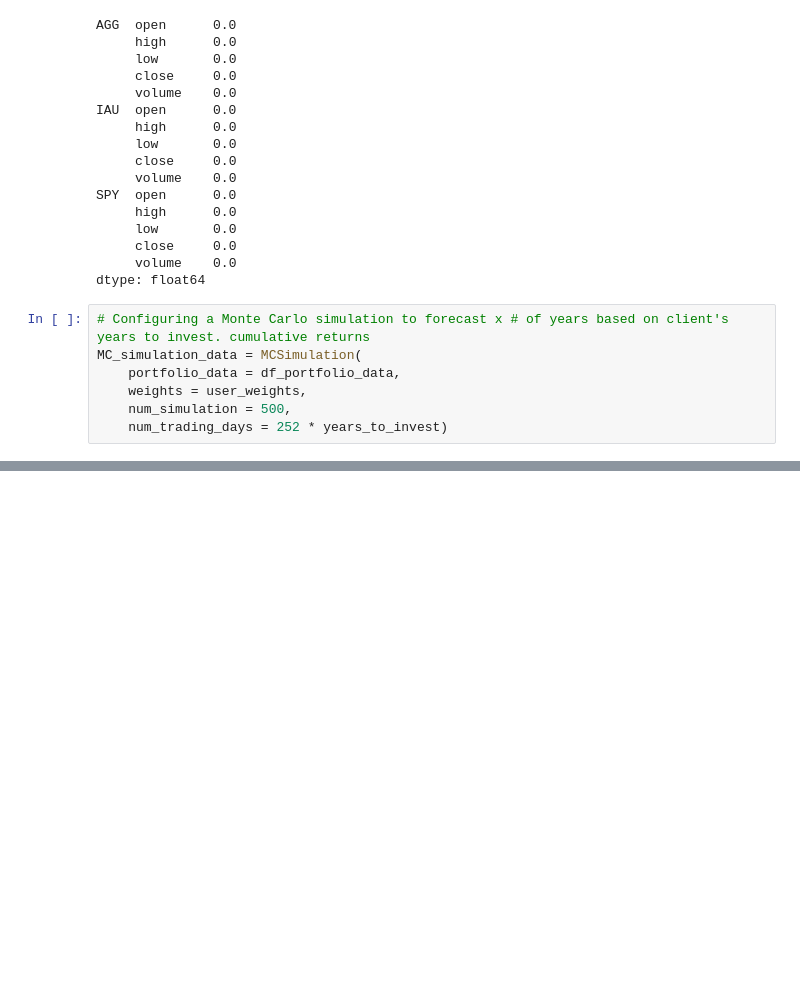
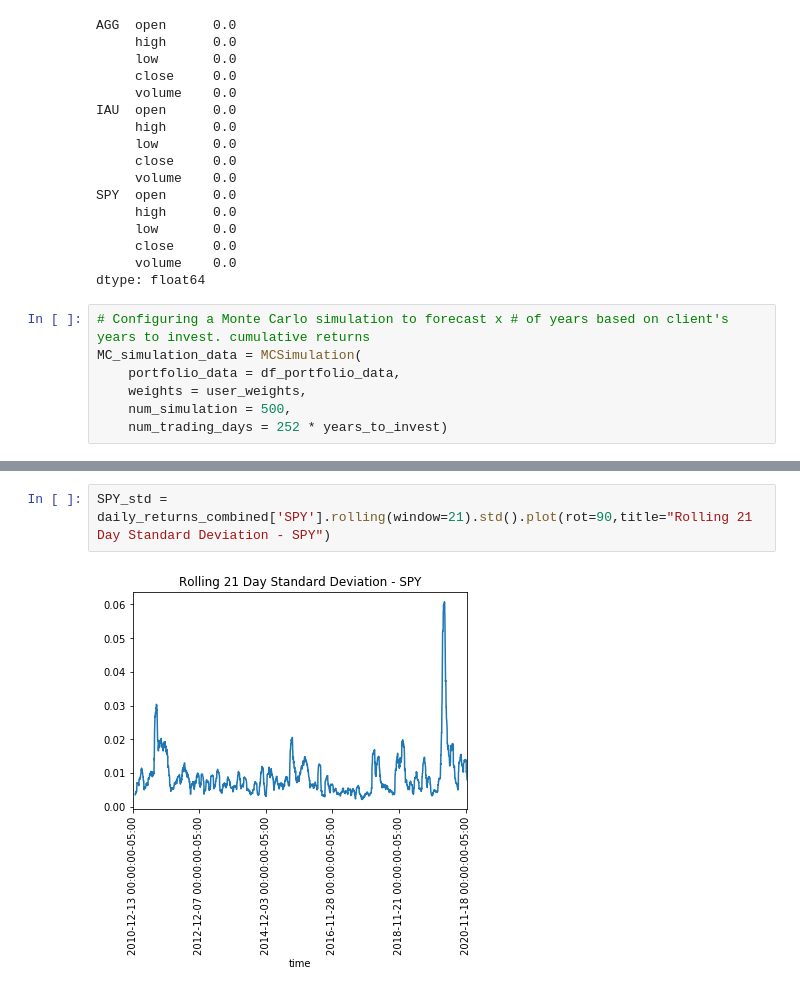
Before and after one commit to BPutman9/project_1, a Jupyter notebook: Inputs_data_pulls_2.ipynb, the cells around one changed output, grey strips where cells are left out. Drawn from its saved outputs; the diff is of its cells as text; blank space fills up the shorter version.

```diff
--- a/Inputs_data_pulls_2.ipynb
+++ b/Inputs_data_pulls_2.ipynb
@@ -343,0 +355,4 @@ There is a 95% chance that an initial investment of $10000 in the portfolio over
+# %%
+SPY_std = daily_returns_combined['SPY'].rolling(window=21).std().plot(rot=90,title="Rolling 21 Day Standard Deviation - SPY")
+# %% [output]
+[figure, added]
```
Also changed, not shown: parts of 39 cells of this notebook, 2 other files.
